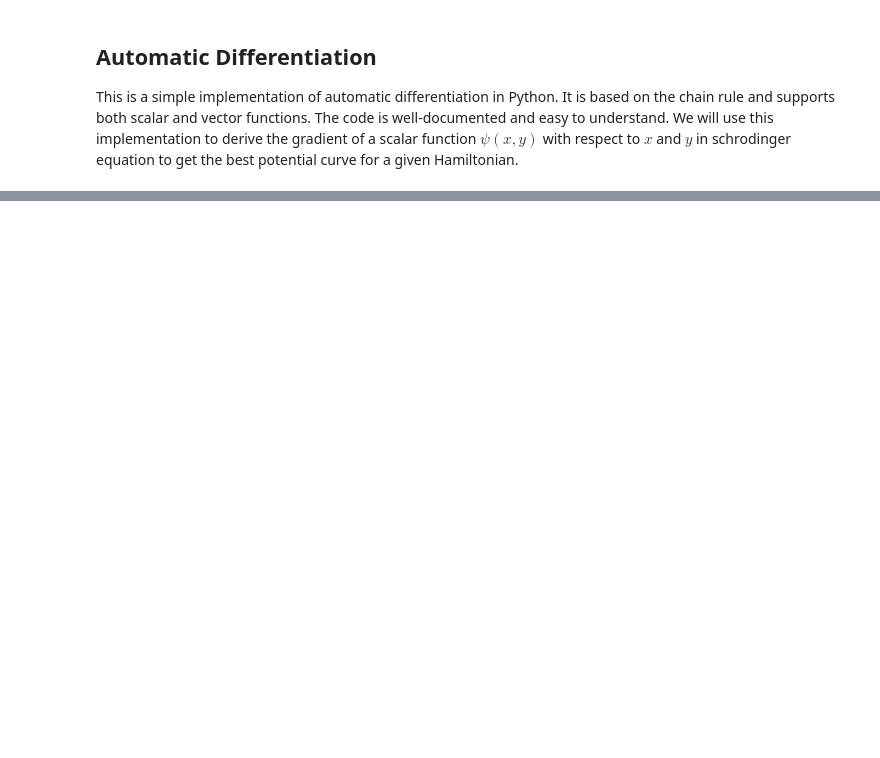
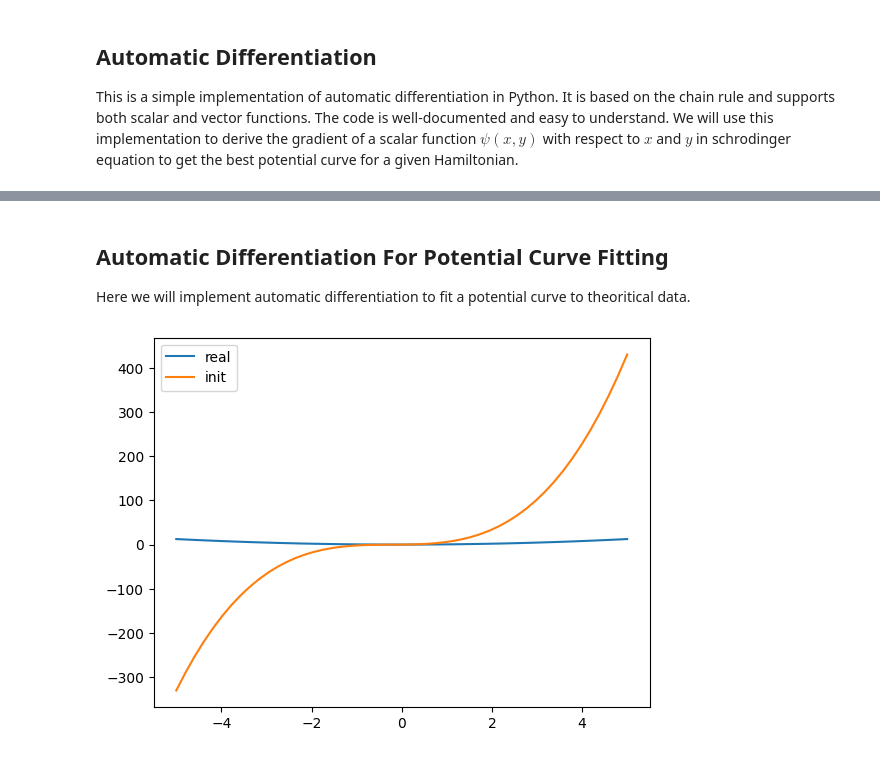
Before and after one commit to STOKES-DOT/Codes_practice, a Jupyter notebook: automatic_differential/ad.ipynb, the cells around one changed output, grey strips where cells are left out. Drawn from its saved outputs; the diff is of its cells as text; code cells hidden in the pictures; blank space fills up the shorter version.

```diff
--- a/automatic_differential/ad.ipynb
+++ b/automatic_differential/ad.ipynb
@@ -17,0 +61,31 @@ XlaRuntimeError: UNIMPLEMENTED: default_memory_space is not supported.
+# %% [markdown]
+## Automatic Differentiation For Potential Curve Fitting
+Here we will implement automatic differentiation to fit a potential curve to theoritical data.
+# %%
+def v_d(a, b, c, x):
+    """
+    初始化势能
+    :param x: 粒子的位置，数组，shape为(2,)
+    :return: 势能值，标量
+    """
+    v = a*x + b*x**2 + c*x**3
+    return v
+def v_real(x):
+    """
+    初始化势能
+    :param x: 粒子的位置，数组，shape为(2,)
+    :return: 势能值，标量
+    """
+    v_real = 1/2*x**2
+    return v_real
+a = 1
+b = 2
+c = 3
+v_real = v_real(x)
+v_init = v(a, b, c ,x)
+plt.plot(x, v_real, label='real')
+plt.plot(x, v_init, label='init')
+plt.legend()
+plt.show()
+# %% [output]
+[figure, added]
```
Also changed, not shown: parts of 8 cells of this notebook.
